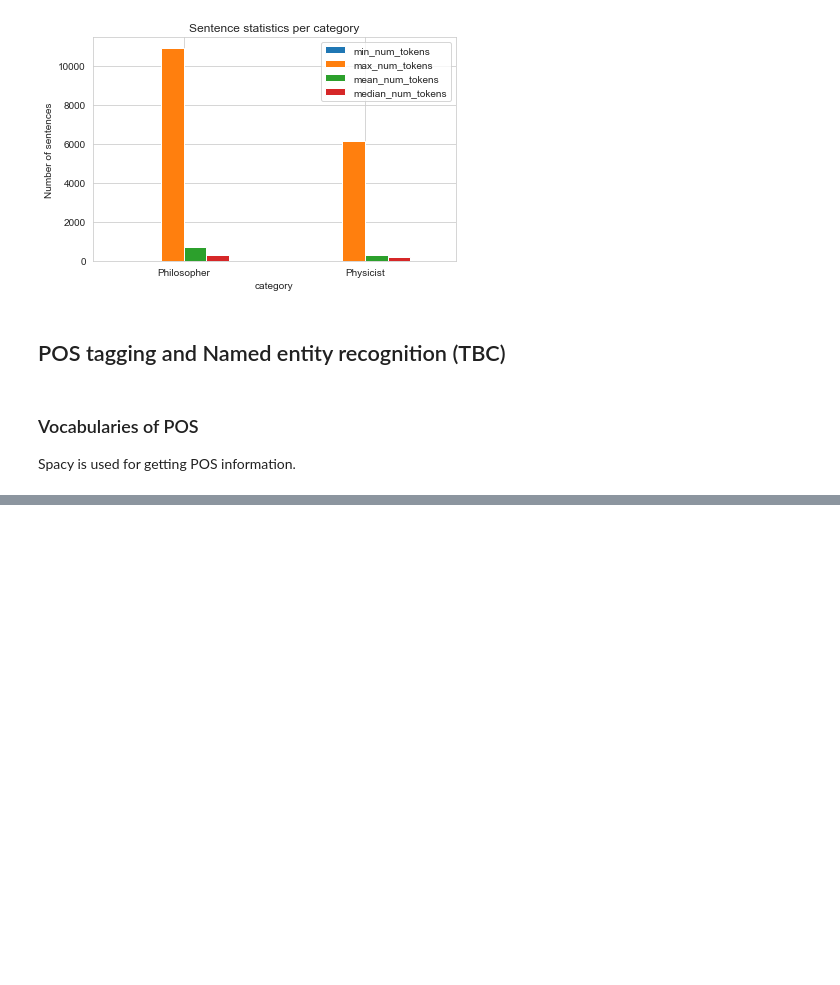
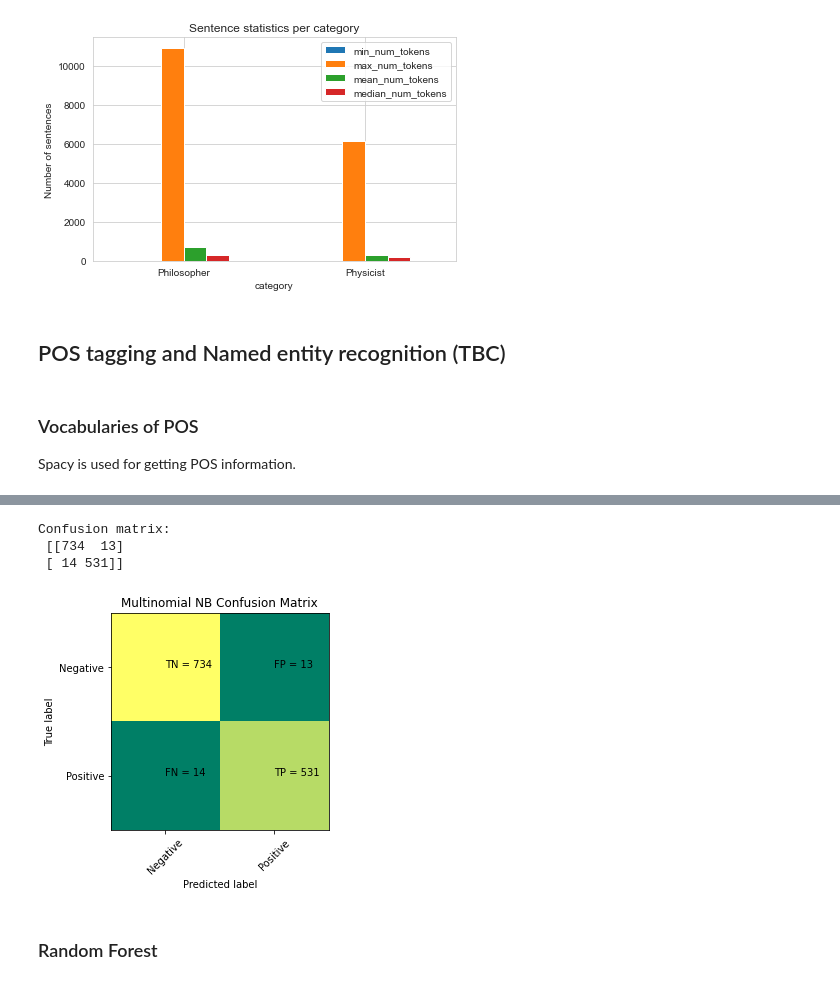
Before and after one commit to AnnaTokareff/data-science-project, a Jupyter notebook: part_1.ipynb, the cells around one changed output, grey strips where cells are left out. Cells and saved outputs as stored; diff of their text form; code cells hidden in the pictures; blank space fills up the shorter version.

```diff
--- a/part_1.ipynb
+++ b/part_1.ipynb
@@ -635,0 +936,12 @@ df["pos_token"] = df["POS_tags"].apply(lambda x: list(zip(x, df["tokens_without_
+# %%
+clf_nb = MultinomialNB()
+
+# Train  the model
+clf_nb.fit(X_train_vec, y_train)
+
+# Predict the labels of the test instances
+y_pred_nb = clf_nb.predict(X_test_vec)
+
+# Evaluating a classifier
+print('Classification report:', '\n', classification_report(y_test, y_pred_nb, digits=3))
+f1_nb = f1_score(y_test, y_pred_nb)
@@ -635,0 +958,14 @@ df["pos_token"] = df["POS_tags"].apply(lambda x: list(zip(x, df["tokens_without_
+# %%
+# Print the confusion matrix
+cm_nb = cm_calculate(y_test, y_pred_nb)
+# %% [output]
+Confusion matrix:
+ [[734  13]
+ [ 14 531]]
+# %%
+# Print the confusion matrix in a pretty way
+cm_visualize(cm_nb, 'Multinomial Naive Bayes')
+# %% [output]
+[figure, added]
+# %% [markdown]
+### Random Forest
```
Also changed, not shown: parts of 71 cells of this notebook.
